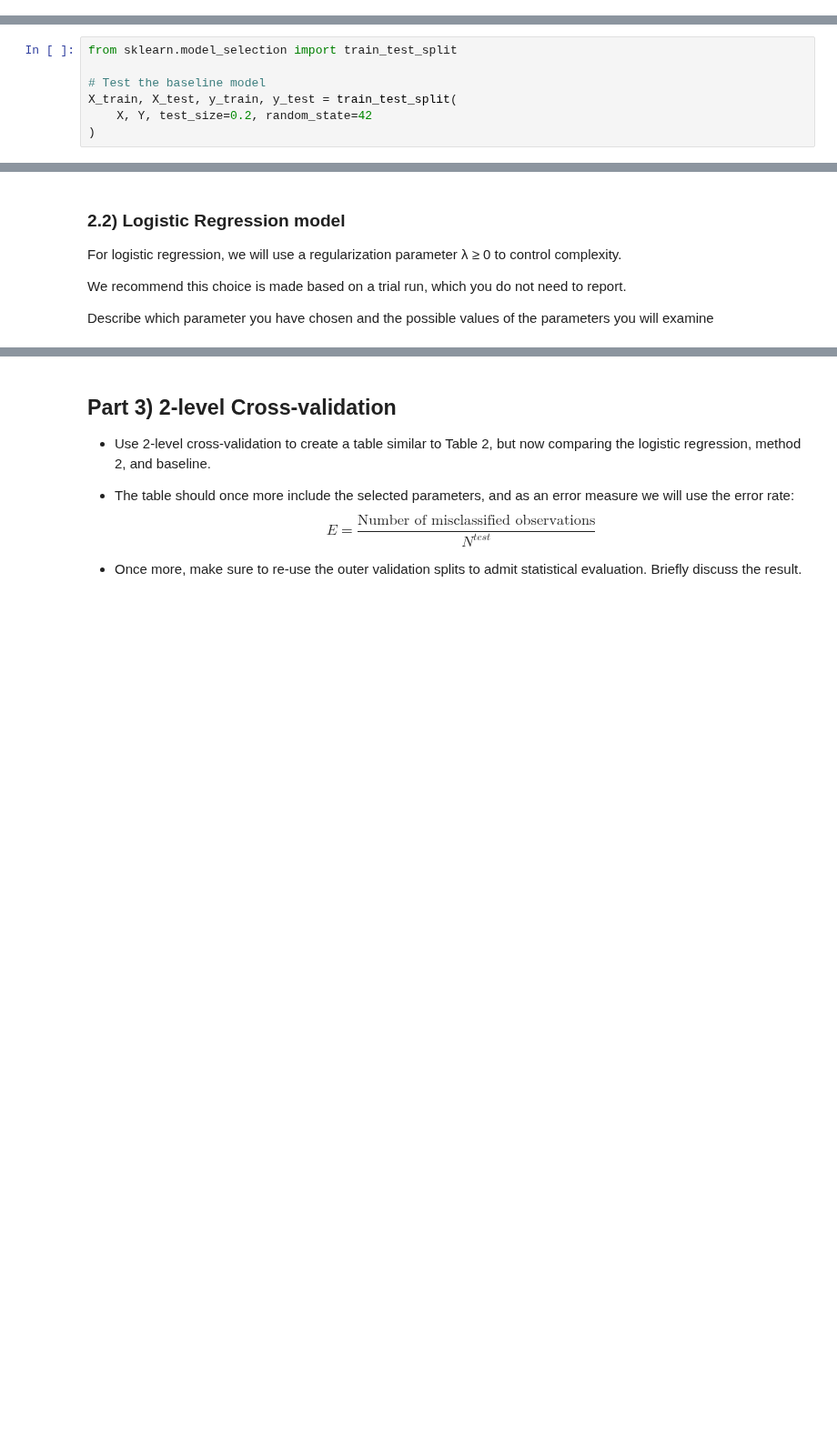
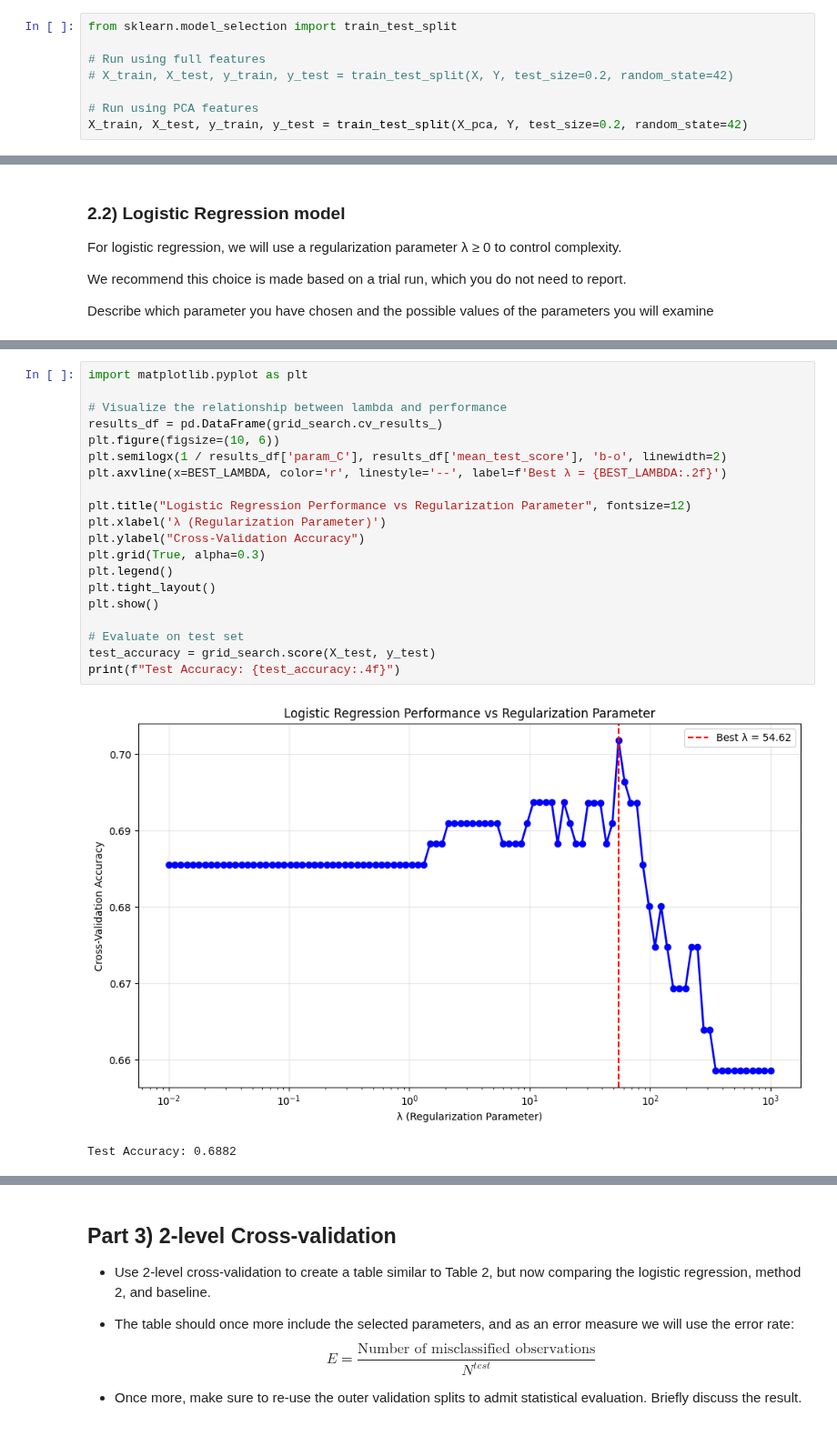
Before and after one commit to rifolio/dtu-projects-2025-autumn, a Jupyter notebook: machine-learning/project-2-parallel/classification.ipynb, the cells around one changed output, grey strips where cells are left out. Shown at 91% size. Cells and saved outputs as stored; diff of their text form; blank space fills up the shorter version.

```diff
--- a/machine-learning/project-2-parallel/classification.ipynb
+++ b/machine-learning/project-2-parallel/classification.ipynb
@@ -58,3 +96,11 @@ X = df_heart_standarized.drop(columns=["chd"])
+# %%
+from sklearn.model_selection import train_test_split
+
+# Run using full features
+# X_train, X_test, y_train, y_test = train_test_split(X, Y, test_size=0.2, random_state=42)
+
+# Run using PCA features
+X_train, X_test, y_train, y_test = train_test_split(X_pca, Y, test_size=0.2, random_state=42)
 # %% [markdown]
 # Classification
 
@@ -80,13 +126,6 @@ The 3 methods we will compare are:
 The baseline is be a model which computes the largest class on the training data.
 
 And predicts everything in the test-data as belonging to that class. (corresponding to the optimal prediction by a logistic regression model with a bias term and no features).
-# %%
-from sklearn.model_selection import train_test_split
-
-# Test the baseline model
-X_train, X_test, y_train, y_test = train_test_split(
-    X, Y, test_size=0.2, random_state=42
-)
 # %%
 # Baseline Model: Predicts the most frequent class
 class BaselineClassifier:
@@ -233,0 +220,23 @@ For 2-level cross-validation, we will examine:
+# %%
+import matplotlib.pyplot as plt
+
+# Visualize the relationship between lambda and performance
+results_df = pd.DataFrame(grid_search.cv_results_)
+plt.figure(figsize=(10, 6))
+plt.semilogx(1 / results_df['param_C'], results_df['mean_test_score'], 'b-o', linewidth=2)
+plt.axvline(x=BEST_LAMBDA, color='r', linestyle='--', label=f'Best λ = {BEST_LAMBDA:.2f}')
+
+plt.title("Logistic Regression Performance vs Regularization Parameter", fontsize=12)
+plt.xlabel('λ (Regularization Parameter)')
+plt.ylabel("Cross-Validation Accuracy")
+plt.grid(True, alpha=0.3)
+plt.legend()
+plt.tight_layout()
+plt.show()
+
+# Evaluate on test set
+test_accuracy = grid_search.score(X_test, y_test)
+print(f"Test Accuracy: {test_accuracy:.4f}")
+# %% [output]
+[figure, added]
+Test Accuracy: 0.6882
```
Also changed, not shown: parts of 38 cells of this notebook.
